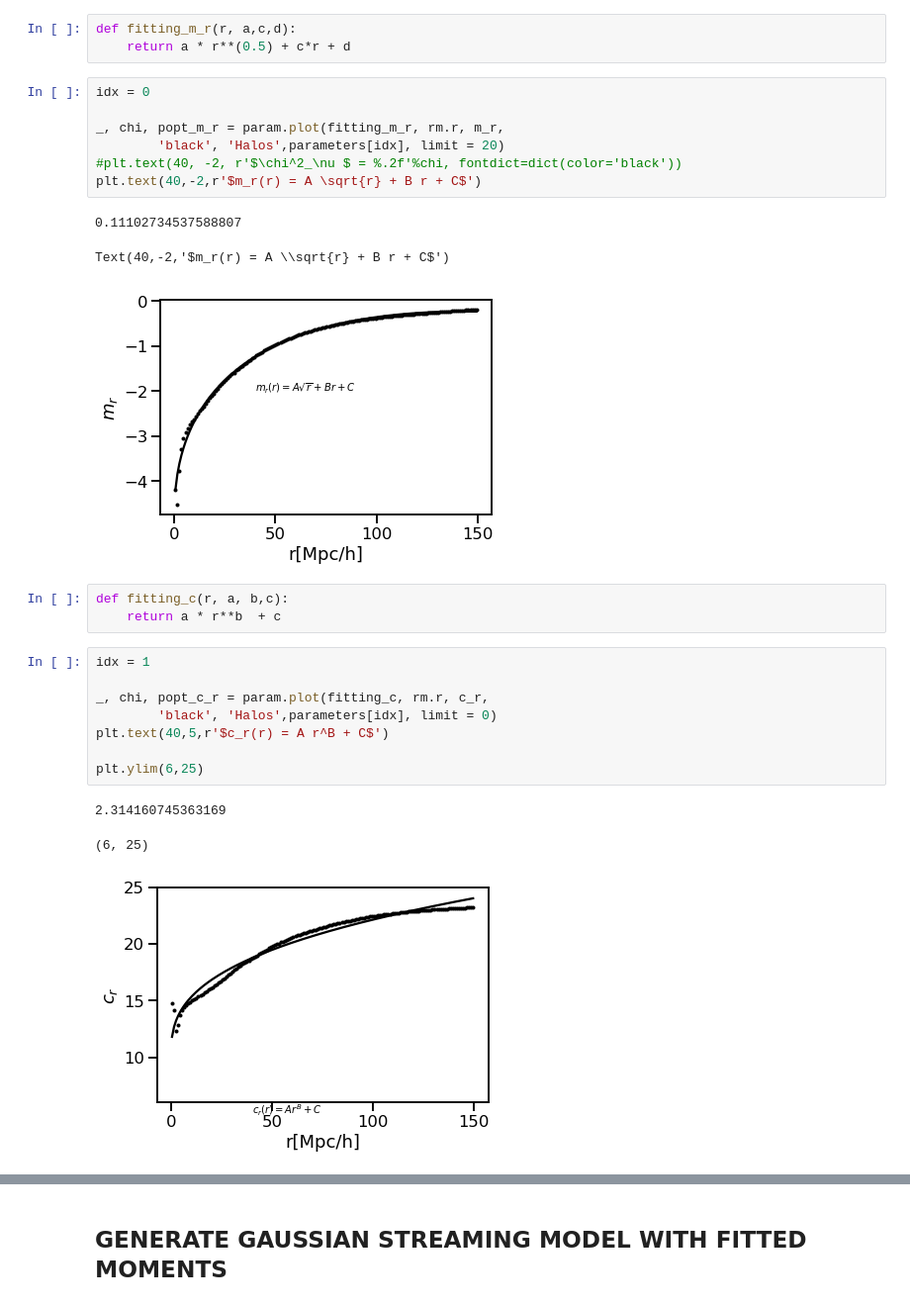
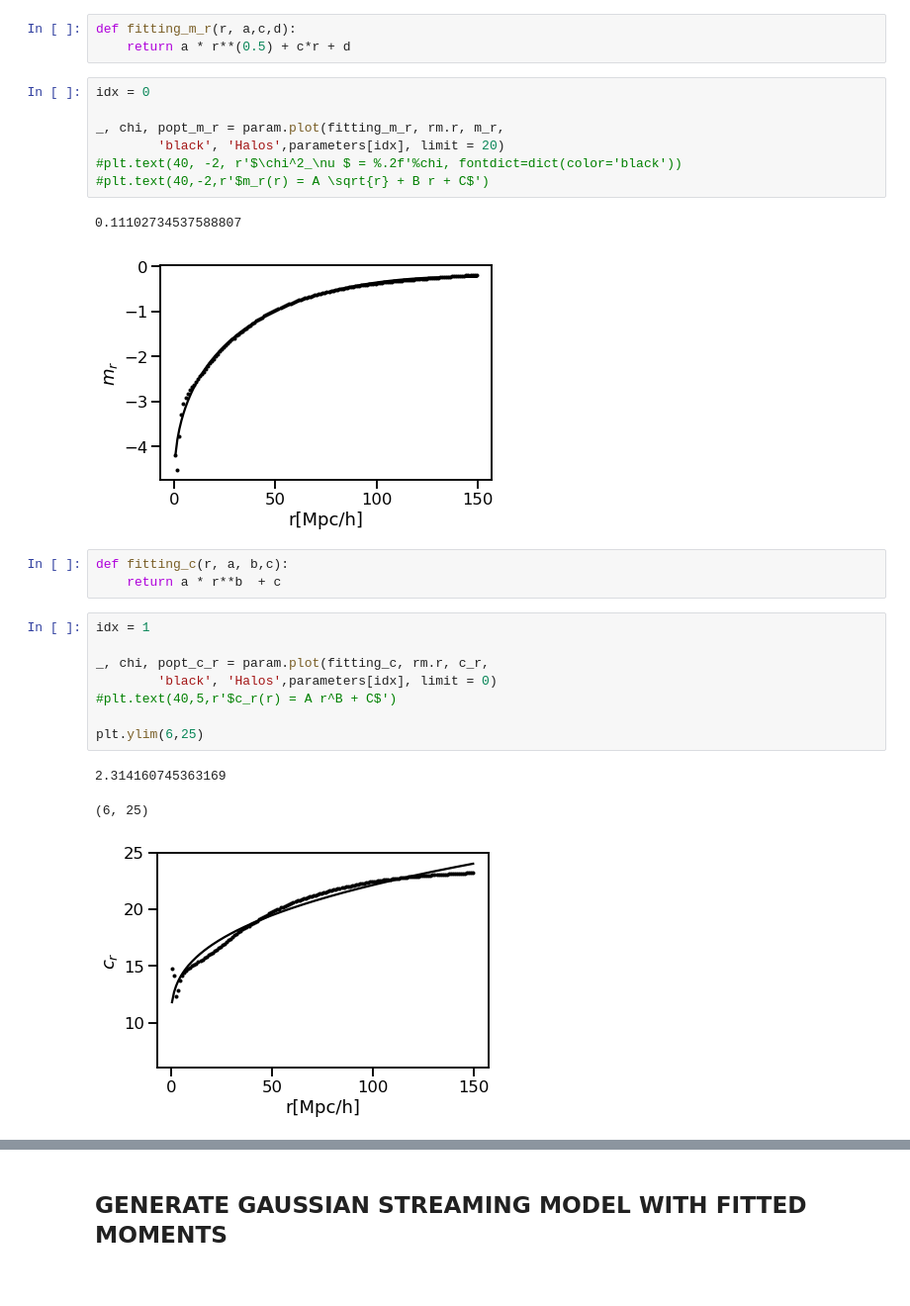
Before and after one commit to florpi/CentralStreamingModel, a Jupyter notebook: dimred/taylor_expansion.ipynb, the cells around one changed output, grey strips where cells are left out. Shown: that part at 99% size. Saved outputs shown, nothing was run; the diff lists cells and outputs as text.

```diff
--- a/dimred/taylor_expansion.ipynb
+++ b/dimred/taylor_expansion.ipynb
@@ -47,14 +59,13 @@ def fitting_m_r(r, a,c,d):
 # %%
 idx = 0
 
 _, chi, popt_m_r = param.plot(fitting_m_r, rm.r, m_r,
         'black', 'Halos',parameters[idx], limit = 20)
 #plt.text(40, -2, r'$\chi^2_\nu $ = %.2f'%chi, fontdict=dict(color='black'))
-plt.text(40,-2,r'$m_r(r) = A \sqrt{r} + B r + C$')
+#plt.text(40,-2,r'$m_r(r) = A \sqrt{r} + B r + C$')
 # %% [output]
 0.11102734537588807
-Text(40,-2,'$m_r(r) = A \\sqrt{r} + B r + C$')
-[figure, old version]
+[figure, new version]
 # %%
 def fitting_c(r, a, b,c):
     return a * r**b  + c
@@ -63,13 +74,13 @@ idx = 1
 
 _, chi, popt_c_r = param.plot(fitting_c, rm.r, c_r,
         'black', 'Halos',parameters[idx], limit = 0)
-plt.text(40,5,r'$c_r(r) = A r^B + C$')
+#plt.text(40,5,r'$c_r(r) = A r^B + C$')
 
 plt.ylim(6,25)
 # %% [output]
 2.314160745363169
 (6, 25)
-[figure, old version]
+[figure, new version]
 # %%
 idx = 2
 
```
Also changed, not shown: parts of 13 cells of this notebook, 3 other files.
